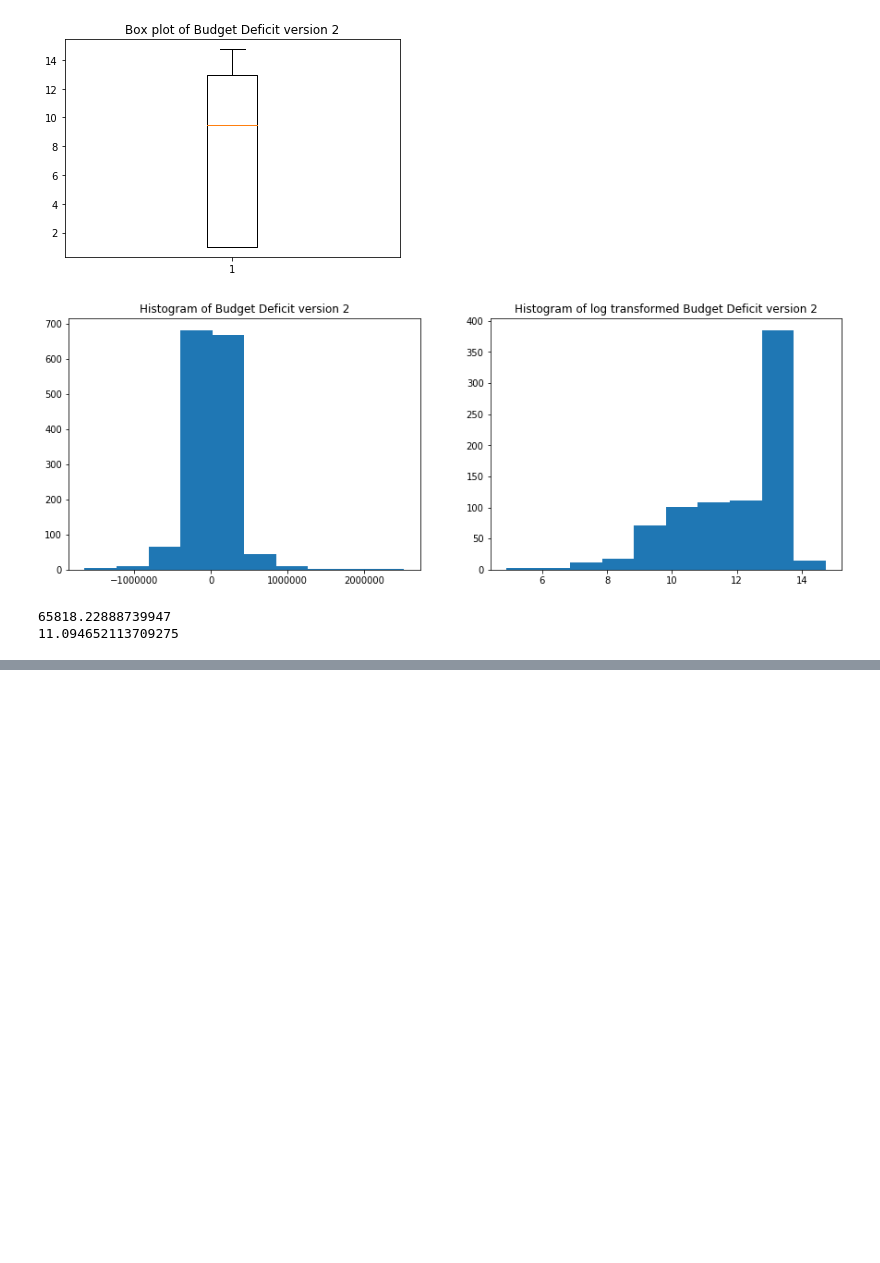
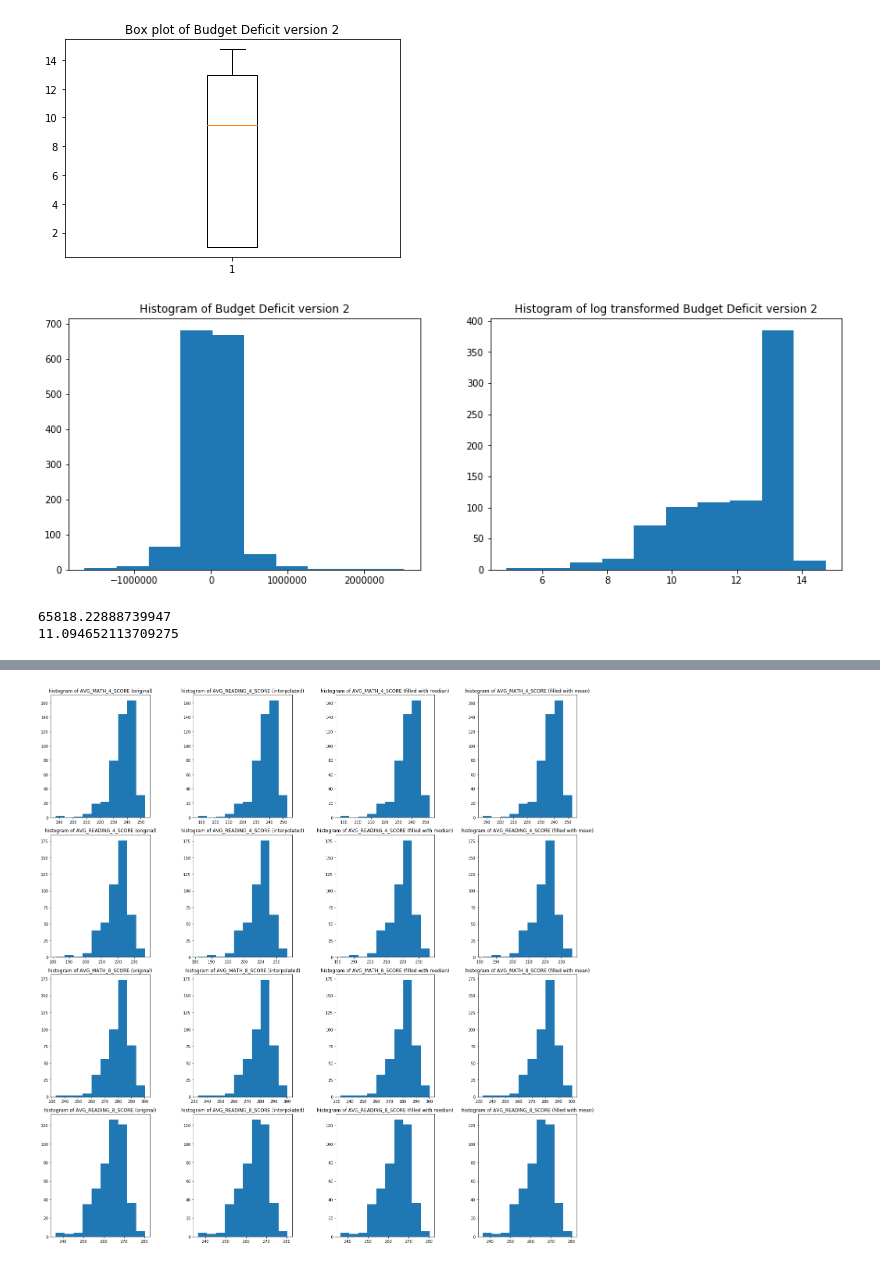
Before and after one commit to colbyshelton91/CleaningData, a Jupyter notebook: Cleaning Data & Outliers 101 (education data).ipynb, the cells around one changed output, grey strips where cells are left out. Cells and saved outputs as stored; diff of their text form; code cells hidden in the pictures; blank space fills up the shorter version.

```diff
--- a/Cleaning Data & Outliers 101 (education data).ipynb
+++ b/Cleaning Data & Outliers 101 (education data).ipynb
@@ -234,0 +336,74 @@ print(np.log(budget_deficit.mean()))
+# %%
+plt.figure(figsize=(20,20))
+
+plt.subplot(4,4,1)
+plt.hist(df.AVG_MATH_4_SCORE.dropna())
+plt.title("histogram of {} (original)".format("AVG_MATH_4_SCORE"))
+
+plt.subplot(4,4,2)
+plt.hist(df.AVG_MATH_4_SCORE.interpolate())
+plt.title("histogram of {} (interpolated)".format("AVG_READING_4_SCORE"))
+
+plt.subplot(4,4,3)
+plt.hist(df.AVG_MATH_4_SCORE.fillna(df.AVG_MATH_4_SCORE.median()))
+plt.title("histogram of {} (filled with median)".format("AVG_MATH_4_SCORE"))
+
+plt.subplot(4,4,4)
+plt.hist(df.AVG_MATH_4_SCORE.fillna(df.AVG_MATH_4_SCORE.mean()))
+plt.title("histogram of {} (filled with mean)".format("AVG_MATH_4_SCORE"))
+
+
+plt.subplot(4,4,5)
+plt.hist(df.AVG_READING_4_SCORE.dropna())
+plt.title("histogram of {} (original)".format("AVG_READING_4_SCORE"))
+
+plt.subplot(4,4,6)
+plt.hist(df.AVG_READING_4_SCORE.interpolate())
+plt.title("histogram of {} (interpolated)".format("AVG_READING_4_SCORE"))
+
+plt.subplot(4,4,7)
+plt.hist(df.AVG_READING_4_SCORE.fillna(df.AVG_READING_4_SCORE.median()))
+plt.title("histogram of {} (filled with median)".format("AVG_READING_4_SCORE"))
+
+plt.subplot(4,4,8)
+plt.hist(df.AVG_READING_4_SCORE.fillna(df.AVG_READING_4_SCORE.mean()))
+plt.title("histogram of {} (filled with mean)".format("AVG_READING_4_SCORE"))
+
+
+plt.subplot(4,4,9)
+plt.hist(df.AVG_MATH_8_SCORE.dropna())
+plt.title("histogram of {} (original)".format("AVG_MATH_8_SCORE"))
+
+plt.subplot(4,4,10)
+plt.hist(df.AVG_MATH_8_SCORE.interpolate())
+plt.title("histogram of {} (interpolated)".format("AVG_MATH_8_SCORE"))
+
+plt.subplot(4,4,11)
+plt.hist(df.AVG_MATH_8_SCORE.fillna(df.AVG_MATH_8_SCORE.median()))
+plt.title("histogram of {} (filled with median)".format("AVG_MATH_8_SCORE"))
+
+plt.subplot(4,4,12)
+plt.hist(df.AVG_MATH_8_SCORE.fillna(df.AVG_MATH_8_SCORE.mean()))
+plt.title("histogram of {} (filled with mean)".format("AVG_MATH_8_SCORE"))
+
+
+plt.subplot(4,4,13)
+plt.hist(df.AVG_READING_8_SCORE.dropna())
+plt.title("histogram of {} (original)".format("AVG_READING_8_SCORE"))
+
+plt.subplot(4,4,14)
+plt.hist(df.AVG_READING_8_SCORE.interpolate().dropna())
+plt.title("histogram of {} (interpolated)".format("AVG_READING_8_SCORE"))
+
+plt.subplot(4,4,15)
+plt.hist(df.AVG_READING_8_SCORE.fillna(df.AVG_READING_8_SCORE.median()))
+plt.title("histogram of {} (filled with median)".format("AVG_READING_8_SCORE"))
+
+plt.subplot(4,4,16)
+plt.hist(df.AVG_READING_8_SCORE.fillna(df.AVG_READING_8_SCORE.mean()))
+plt.title("histogram of {} (filled with mean)".format("AVG_READING_8_SCORE"))
+
+plt.tight_layout()
+plt.show()
+# %% [output]
+[figure, added]
```
Also changed, not shown: parts of 10 cells of this notebook.
